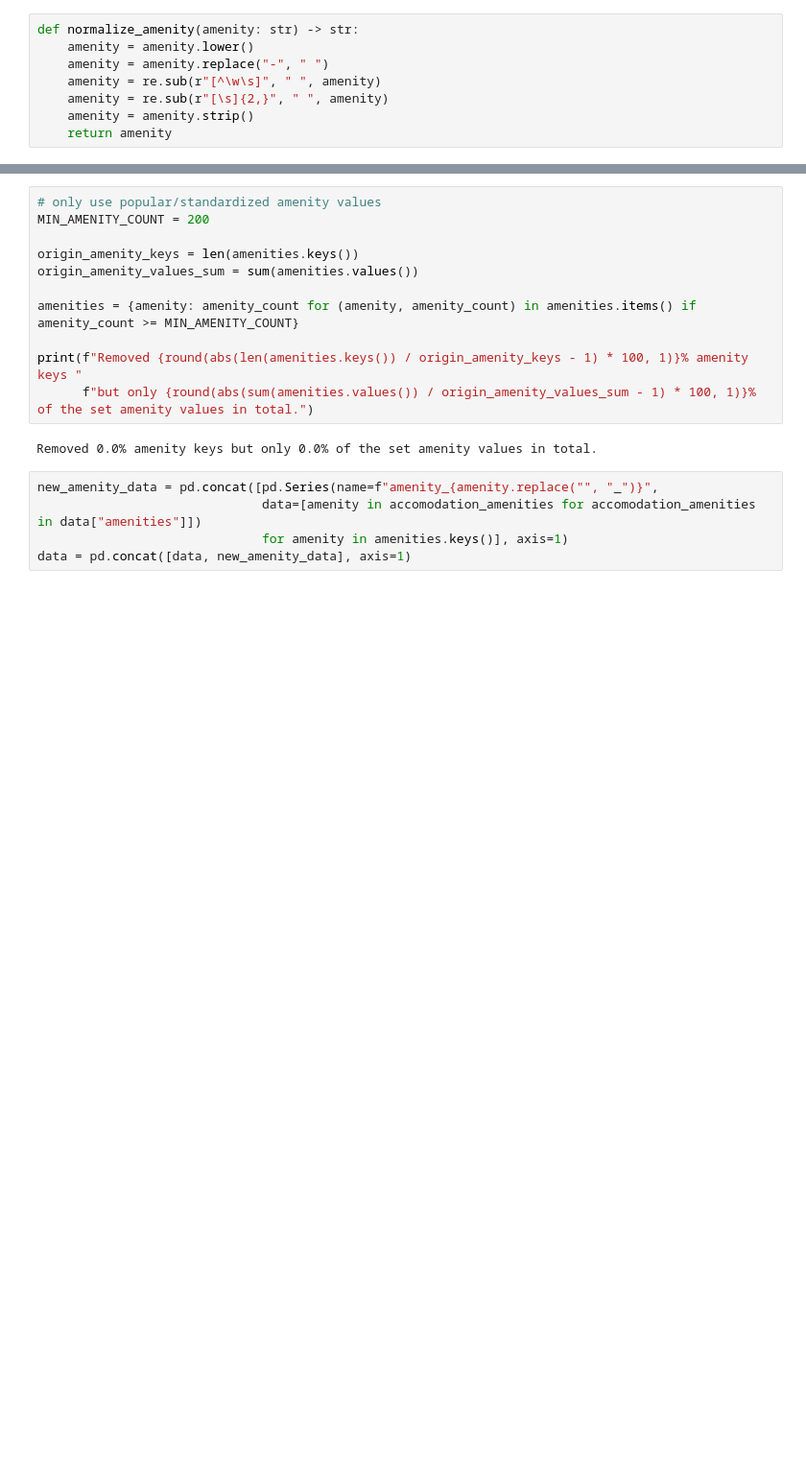
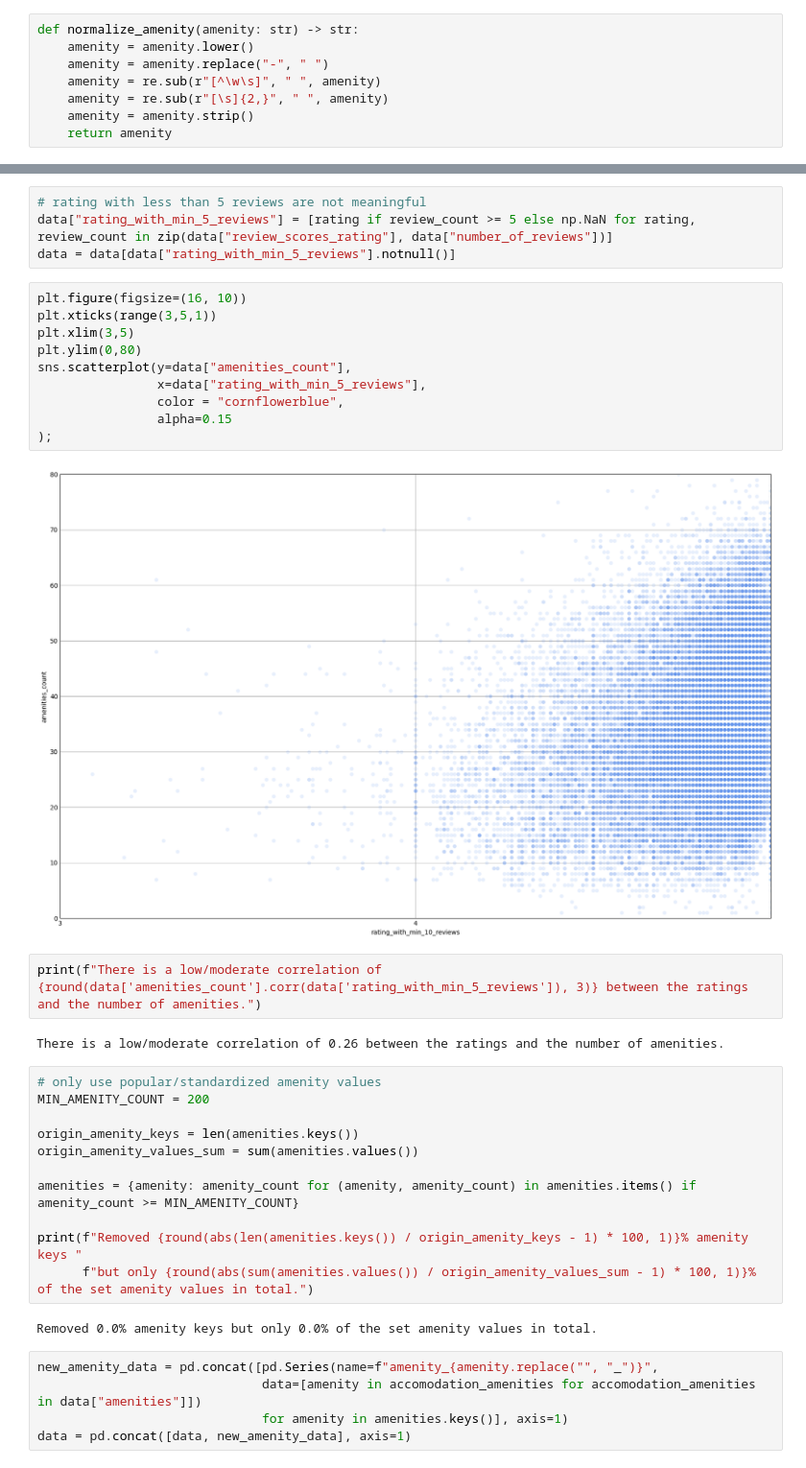
Before and after one commit to PatrickChristoph/airbnb_insights_australia, a Jupyter notebook: coherence_amenities_ratings.ipynb, the cells around one changed output, grey strips where cells are left out. Shown at 96% size. Saved outputs shown, nothing was run; the diff lists cells and outputs as text; blank space fills up the shorter version.

```diff
--- a/coherence_amenities_ratings.ipynb
+++ b/coherence_amenities_ratings.ipynb
@@ -59,3 +68,23 @@ sns.pointplot(x=data["amenities_count"], y=data[""], color = "cornflowerblue");
+# %%
+# rating with less than 5 reviews are not meaningful
+data["rating_with_min_5_reviews"] = [rating if review_count >= 5 else np.NaN for rating, review_count in zip(data["review_scores_rating"], data["number_of_reviews"])]
+data = data[data["rating_with_min_5_reviews"].notnull()]
+# %%
+plt.figure(figsize=(16, 10))
+plt.xticks(range(3,5,1))
+plt.xlim(3,5)
+plt.ylim(0,80)
+sns.scatterplot(y=data["amenities_count"],
+                x=data["rating_with_min_5_reviews"],
+                color = "cornflowerblue",
+                alpha=0.15
+);
+# %% [output]
+[figure, added]
+# %%
+print(f"There is a low/moderate correlation of {round(data['amenities_count'].corr(data['rating_with_min_5_reviews']), 3)} between the ratings and the number of amenities.")
+# %% [output]
+There is a low/moderate correlation of 0.26 between the ratings and the number of amenities.
 # %%
 # only use popular/standardized amenity values
 MIN_AMENITY_COUNT = 200
```
Also changed, not shown: parts of 13 cells of this notebook.
